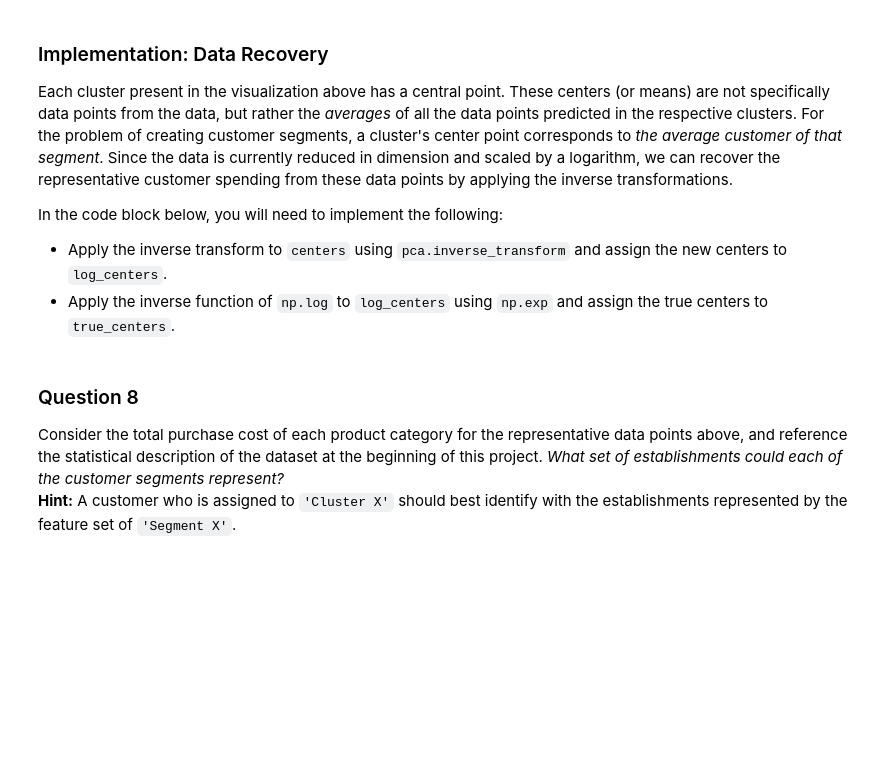
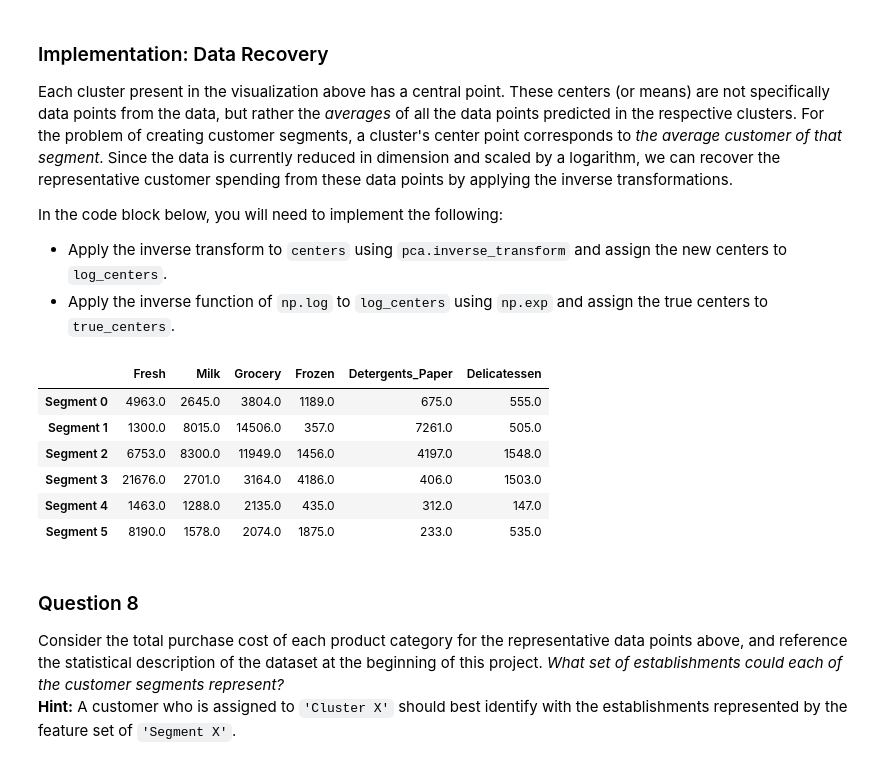
Before and after one commit to TokyoIndex/mlnd_customer_segments, a Jupyter notebook: customer_segments.ipynb, the cells around one changed output. Drawn from its saved outputs; the diff is of its cells as text; code cells hidden in the pictures; blank space fills up the shorter version.

```diff
--- a/customer_segments.ipynb
+++ b/customer_segments.ipynb
@@ -463,17 +460,25 @@ In the code block below, you will need to implement the following:
  - Apply the inverse transform to `centers` using `pca.inverse_transform` and assign the new centers to `log_centers`.
  - Apply the inverse function of `np.log` to `log_centers` using `np.exp` and assign the true centers to `true_centers`.
 # %%
-# TODO: Inverse transform the centers
-log_centers = None
+# DONE: Inverse transform the centers
+log_centers = pca.inverse_transform(centers)
 
-# TODO: Exponentiate the centers
-true_centers = None
+# DONE: Exponentiate the centers
+true_centers = np.exp(log_centers)
 
 # Display the true centers
 segments = ['Segment {}'.format(i) for i in range(0,len(centers))]
 true_centers = pd.DataFrame(np.round(true_centers), columns = data.keys())
 true_centers.index = segments
 display(true_centers)
+# %% [output]
+|  | Fresh | Milk | Grocery | Frozen | Detergents_Paper | Delicatessen |
+| Segment 0 | 4963.0 | 2645.0 | 3804.0 | 1189.0 | 675.0 | 555.0 |
+| Segment 1 | 1300.0 | 8015.0 | 14506.0 | 357.0 | 7261.0 | 505.0 |
+| Segment 2 | 6753.0 | 8300.0 | 11949.0 | 1456.0 | 4197.0 | 1548.0 |
+| Segment 3 | 21676.0 | 2701.0 | 3164.0 | 4186.0 | 406.0 | 1503.0 |
+| Segment 4 | 1463.0 | 1288.0 | 2135.0 | 435.0 | 312.0 | 147.0 |
+| Segment 5 | 8190.0 | 1578.0 | 2074.0 | 1875.0 | 233.0 | 535.0 |
 # %% [markdown]
 ### Question 8
 Consider the total purchase cost of each product category for the representative data points above, and reference the statistical description of the dataset at the beginning of this project. *What set of establishments could each of the customer segments represent?*
```
Also changed, not shown: parts of 1 cell of this notebook.
